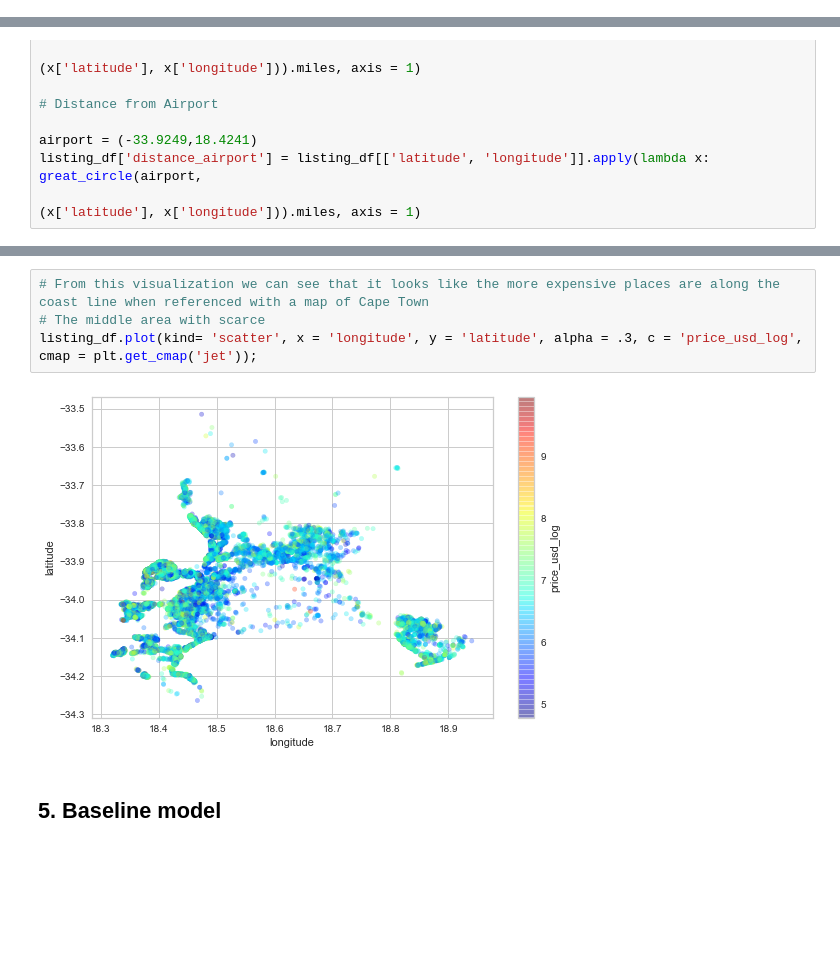
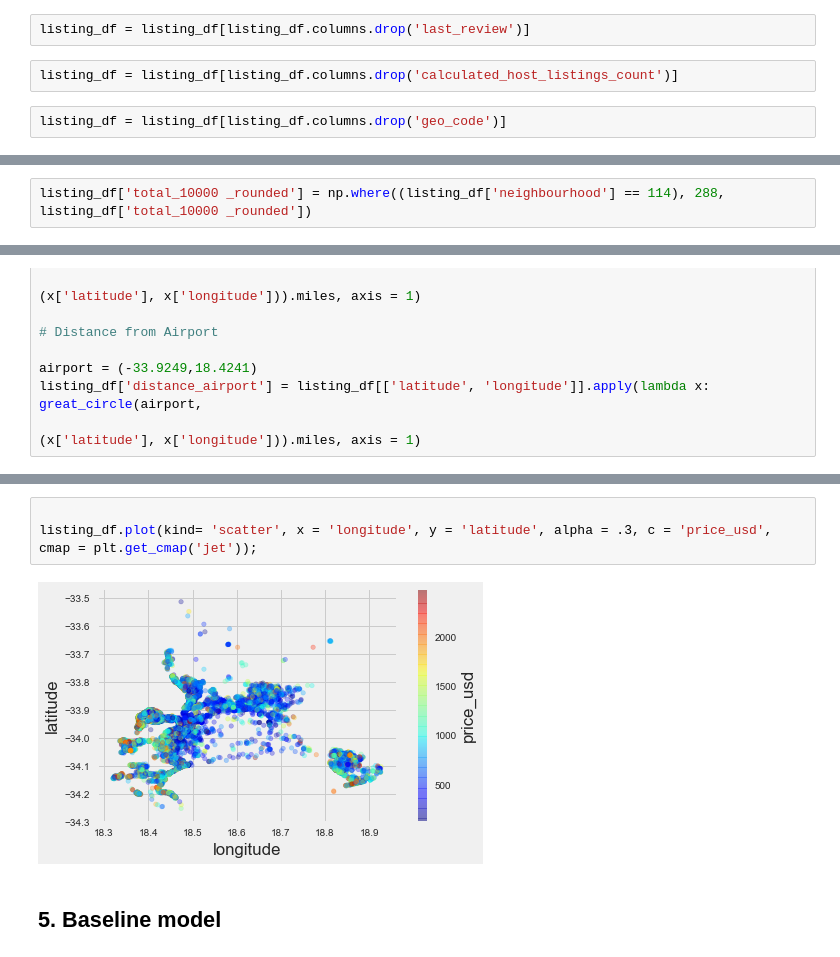
Before and after one commit to dolcikey/Cape_Town_AirBNB, a Jupyter notebook: Final_Cape_Town_AirBNB.ipynb, the cells around one changed output, grey strips where cells are left out. Cells and saved outputs as stored; diff of their text form; blank space fills up the shorter version.

```diff
--- a/Final_Cape_Town_AirBNB.ipynb
+++ b/Final_Cape_Town_AirBNB.ipynb
@@ -142,0 +175,6 @@ listing_df = listing_df.merge(crime_df, left_on='neighbourhood', right_on = 'geo
+# %%
+listing_df = listing_df[listing_df.columns.drop('last_review')]
+# %%
+listing_df = listing_df[listing_df.columns.drop('calculated_host_listings_count')]
+# %%
+listing_df = listing_df[listing_df.columns.drop('geo_code')]
@@ -153,3 +202,5 @@ listing_df['total_10000 _rounded'] = np.where((listing_df['neighbourhood'] == 11
+# %%
+listing_df['total_10000 _rounded'] = np.where((listing_df['neighbourhood'] == 114), 288, listing_df['total_10000 _rounded'])
 # %%
 # Ward 115  impute mean crime from surounding wards (Ward 54, Ward 57, Ward 77, Ward 55 = 266)
 # %%
@@ -284,9 +358,8 @@ listing_df.plot(kind= 'scatter', x = 'longitude', y = 'latitude', alpha = .3, c
 # %%
-# From this visualization we can see that it looks like the more expensive places are along the coast line when referenced with a map of Cape Town
-# The middle area with scarce
-listing_df.plot(kind= 'scatter', x = 'longitude', y = 'latitude', alpha = .3, c = 'price_usd_log', cmap = plt.get_cmap('jet'));
+
+listing_df.plot(kind= 'scatter', x = 'longitude', y = 'latitude', alpha = .3, c = 'price_usd', cmap = plt.get_cmap('jet'));
 # %% [output]
-[figure, old version]
+[figure, new version]
 # %% [markdown]
 ## 5. Baseline model
 # %%
```
Also changed, not shown: parts of 94 cells of this notebook.
